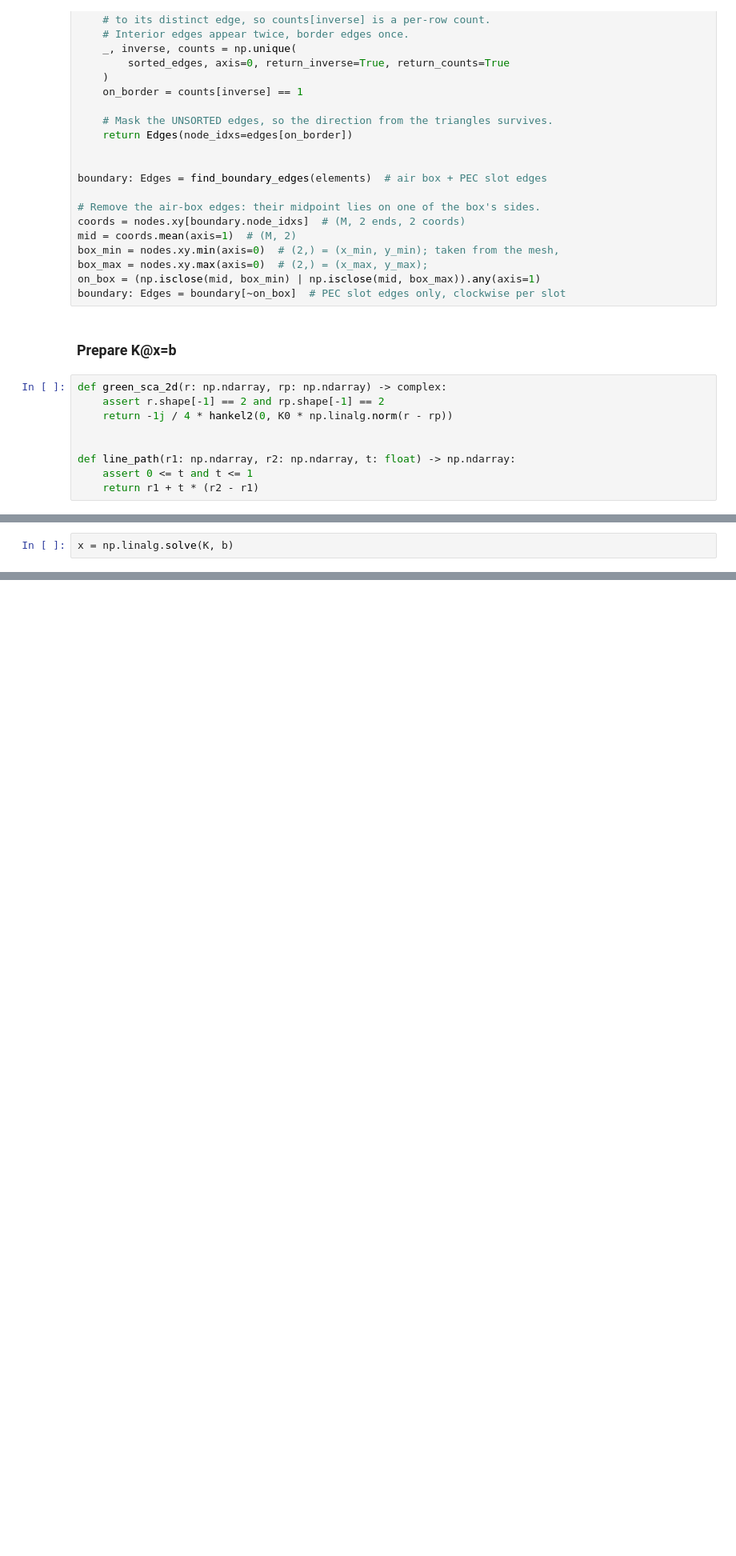
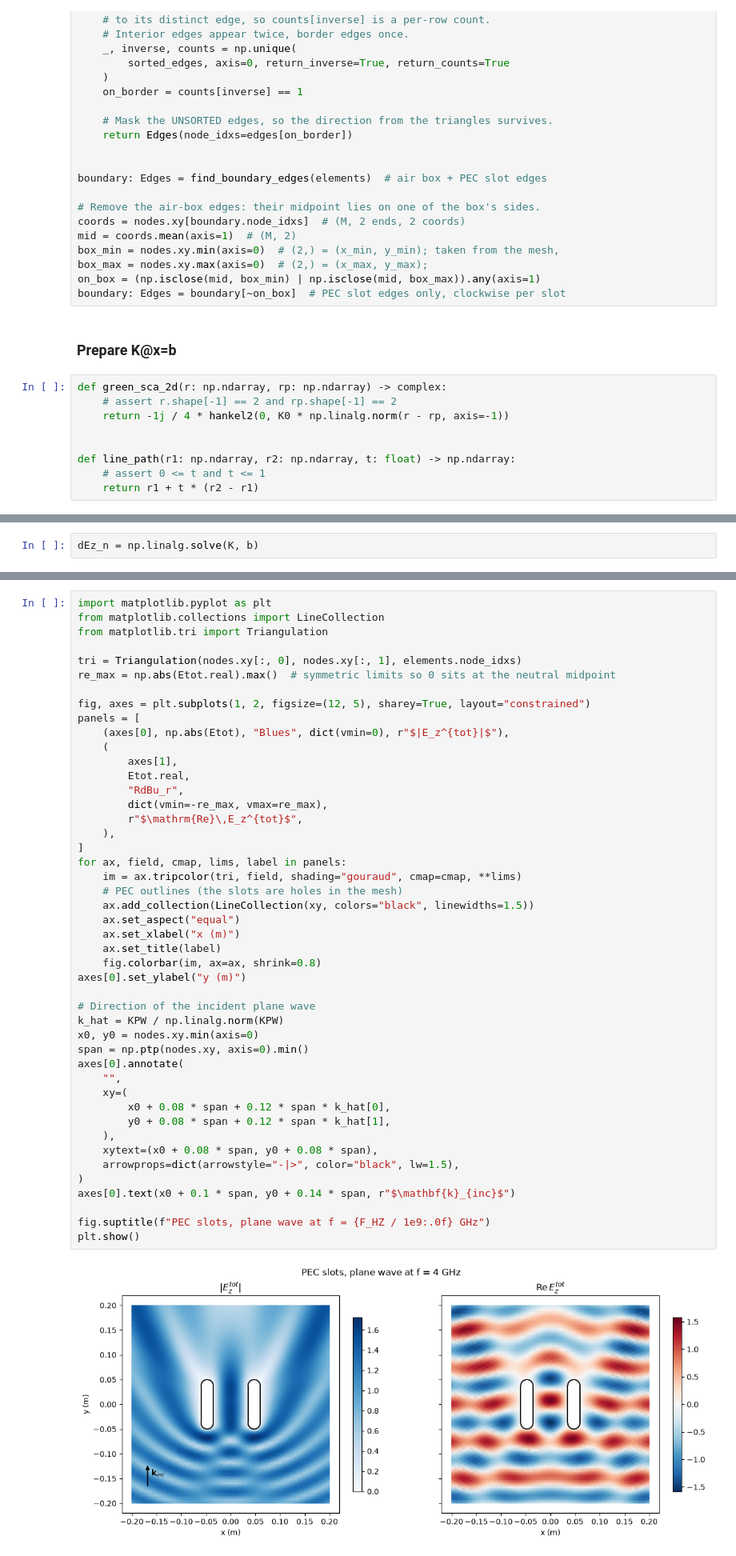
Before and after one commit to tenderribs/wifi-room-mom, a Jupyter notebook: main.ipynb, the cells around one changed output, grey strips where cells are left out. Shown at 80% size. Saved outputs shown, nothing was run; the diff lists cells and outputs as text; blank space fills up the shorter version.

Commit message:
calculate Esca and Etot

```diff
--- a/main.ipynb
+++ b/main.ipynb
@@ -60,14 +60,14 @@ on_box = (np.isclose(mid, box_min) | np.isclose(mid, box_max)).any(axis=1)
 boundary: Edges = boundary[~on_box]  # PEC slot edges only, clockwise per slot
 # %% [markdown]
 ### Prepare K@x=b
-# %%
-def green_sca_2d(r: np.ndarray, rp: np.ndarray) -> complex:
-    assert r.shape[-1] == 2 and rp.shape[-1] == 2
-    return -1j / 4 * hankel2(0, K0 * np.linalg.norm(r - rp))
-
-
-def line_path(r1: np.ndarray, r2: np.ndarray, t: float) -> np.ndarray:
-    assert 0 <= t and t <= 1
-    return r1 + t * (r2 - r1)
+# %%
+def green_sca_2d(r: np.ndarray, rp: np.ndarray) -> complex:
+    # assert r.shape[-1] == 2 and rp.shape[-1] == 2
+    return -1j / 4 * hankel2(0, K0 * np.linalg.norm(r - rp, axis=-1))
+
+
+def line_path(r1: np.ndarray, r2: np.ndarray, t: float) -> np.ndarray:
+    # assert 0 <= t and t <= 1
+    return r1 + t * (r2 - r1)
 # %%
 N = boundary.node_idxs.shape[0]  # number of boundary elements
@@ -114,2 +118,2 @@ b = Einc
 # %%
-x = np.linalg.solve(K, b)
+dEz_n = np.linalg.solve(K, b)
@@ -115,0 +156,48 @@ x = np.linalg.solve(K, b)
+# %%
+import matplotlib.pyplot as plt
+from matplotlib.collections import LineCollection
+from matplotlib.tri import Triangulation
+
+tri = Triangulation(nodes.xy[:, 0], nodes.xy[:, 1], elements.node_idxs)
+re_max = np.abs(Etot.real).max()  # symmetric limits so 0 sits at the neutral midpoint
+
+fig, axes = plt.subplots(1, 2, figsize=(12, 5), sharey=True, layout="constrained")
+panels = [
+    (axes[0], np.abs(Etot), "Blues", dict(vmin=0), r"$|E_z^{tot}|$"),
+    (
+        axes[1],
+        Etot.real,
+        "RdBu_r",
+        dict(vmin=-re_max, vmax=re_max),
+        r"$\mathrm{Re}\,E_z^{tot}$",
+    ),
+]
+for ax, field, cmap, lims, label in panels:
+    im = ax.tripcolor(tri, field, shading="gouraud", cmap=cmap, **lims)
+    # PEC outlines (the slots are holes in the mesh)
+    ax.add_collection(LineCollection(xy, colors="black", linewidths=1.5))
+    ax.set_aspect("equal")
+    ax.set_xlabel("x (m)")
+    ax.set_title(label)
+    fig.colorbar(im, ax=ax, shrink=0.8)
+axes[0].set_ylabel("y (m)")
+
+# Direction of the incident plane wave
+k_hat = KPW / np.linalg.norm(KPW)
+x0, y0 = nodes.xy.min(axis=0)
+span = np.ptp(nodes.xy, axis=0).min()
+axes[0].annotate(
+    "",
+    xy=(
+        x0 + 0.08 * span + 0.12 * span * k_hat[0],
+        y0 + 0.08 * span + 0.12 * span * k_hat[1],
+    ),
+    xytext=(x0 + 0.08 * span, y0 + 0.08 * span),
+    arrowprops=dict(arrowstyle="-|>", color="black", lw=1.5),
+)
+axes[0].text(x0 + 0.1 * span, y0 + 0.14 * span, r"$\mathbf{k}_{inc}$")
+
+fig.suptitle(f"PEC slots, plane wave at f = {F_HZ / 1e9:.0f} GHz")
+plt.show()
+# %% [output]
+[figure, added]
```
Also changed, not shown: parts of 5 cells of this notebook, 1 other file.
